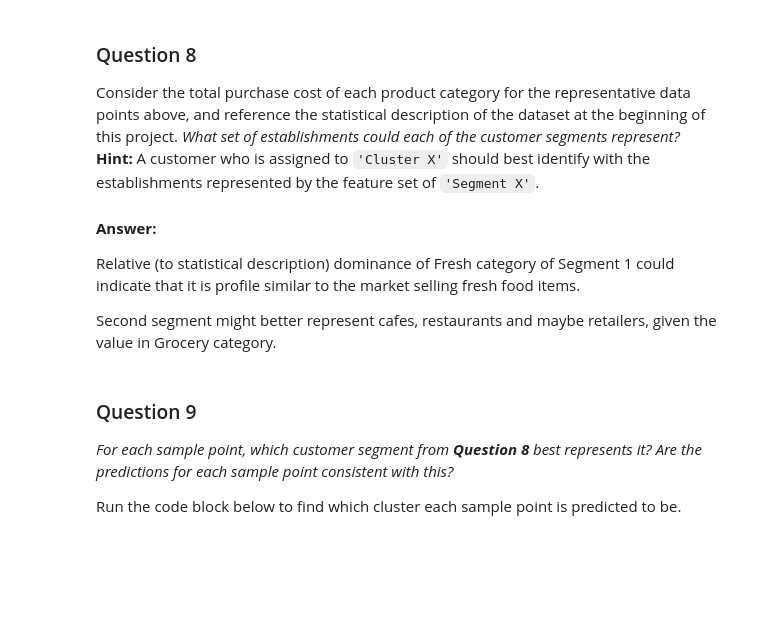
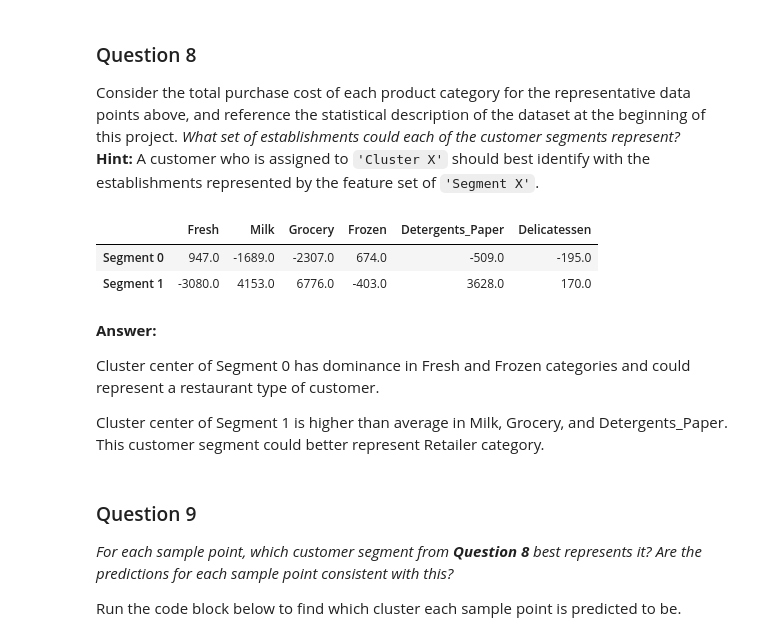
Before and after one commit to viktortnk/udacity-ml, a Jupyter notebook: projects/creating_customer_segments/customer_segments.ipynb, the cells around one changed output. Drawn from its saved outputs; the diff is of its cells as text; code cells hidden in the pictures; blank space fills up the shorter version.

```diff
--- a/projects/creating_customer_segments/customer_segments.ipynb
+++ b/projects/creating_customer_segments/customer_segments.ipynb
@@ -494,12 +515,18 @@ display(true_centers)
 ### Question 8
 Consider the total purchase cost of each product category for the representative data points above, and reference the statistical description of the dataset at the beginning of this project. *What set of establishments could each of the customer segments represent?*
 **Hint:** A customer who is assigned to `'Cluster X'` should best identify with the establishments represented by the feature set of `'Segment X'`.
-# %% [markdown]
-**Answer:**
-
-Relative (to statistical description) dominance of Fresh category of Segment 1 could indicate that it is profile similar to the market selling fresh food items.
-
-Second segment might better represent cafes, restaurants and maybe retailers, given the value in Grocery category.
+# %%
+display(true_centers - data.median().round())
+# %% [output]
+|  | Fresh | Milk | Grocery | Frozen | Detergents_Paper | Delicatessen |
+| Segment 0 | 947.0 | -1689.0 | -2307.0 | 674.0 | -509.0 | -195.0 |
+| Segment 1 | -3080.0 | 4153.0 | 6776.0 | -403.0 | 3628.0 | 170.0 |
+# %% [markdown]
+**Answer:**
+
+Cluster center of Segment 0 has dominance in Fresh and Frozen categories and could represent a restaurant type of customer.
+
+Cluster center of Segment 1 is higher than average in Milk, Grocery, and Detergents_Paper. This customer segment could better represent Retailer category.
 # %% [markdown]
 ### Question 9
 *For each sample point, which customer segment from* ***Question 8*** *best represents it? Are the predictions for each sample point consistent with this?*
```
Also changed, not shown: parts of 12 cells of this notebook, 1 other file.
